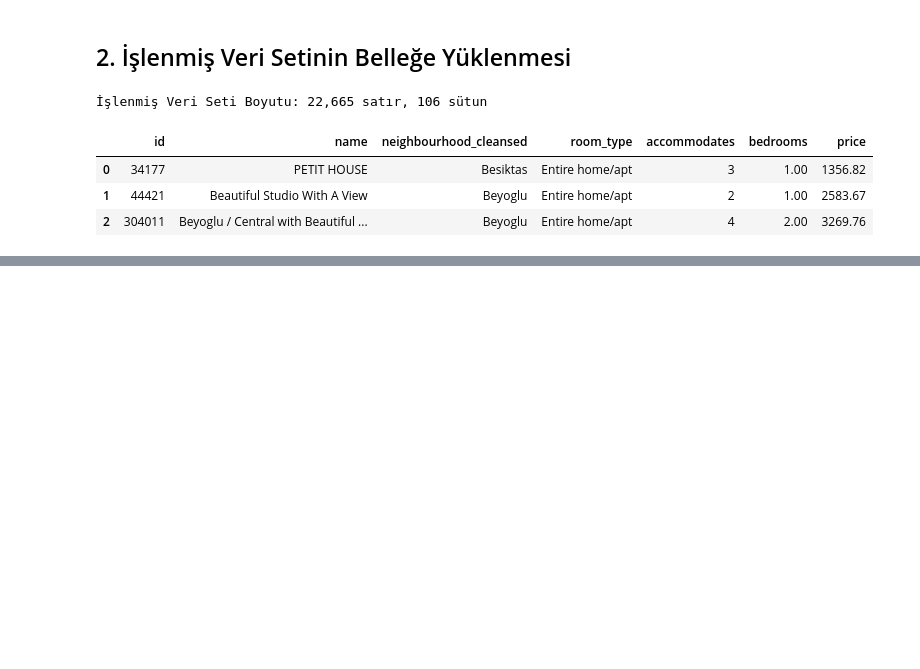
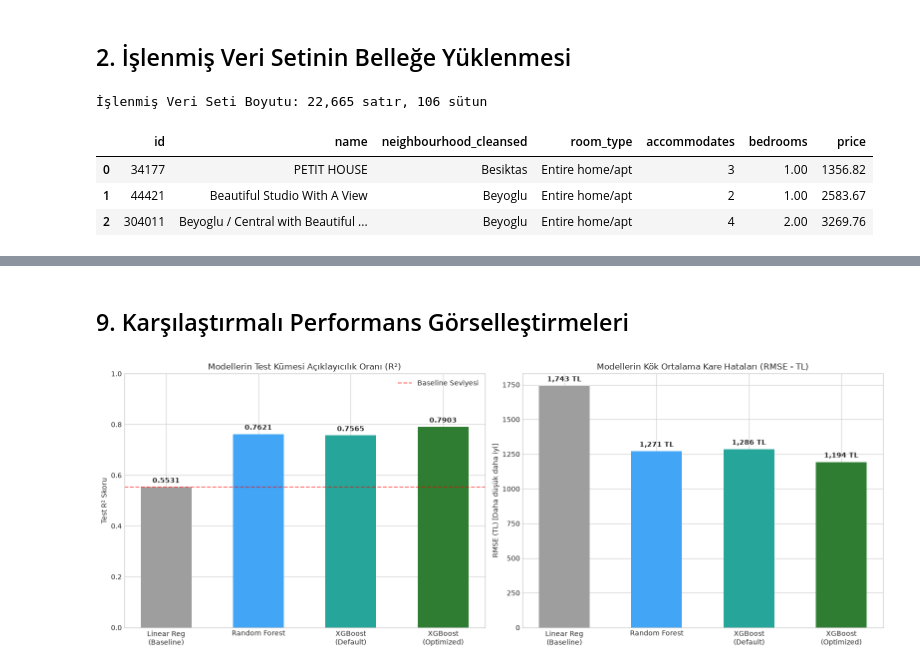
Before and after one commit to eminenazduran/SmartStay-AI, a Jupyter notebook: data_science/notebooks/03_price_prediction_model.ipynb, the cells around one changed output, grey strips where cells are left out. Saved outputs shown, nothing was run; the diff lists cells and outputs as text; code cells hidden in the pictures; blank space fills up the shorter version.

Commit message:
feat(pricing): train Random Forest and optimize XGBoost regressor via GridSearchCV

```diff
--- a/data_science/notebooks/03_price_prediction_model.ipynb
+++ b/data_science/notebooks/03_price_prediction_model.ipynb
@@ -248,0 +215,16 @@ Baseline Model Kaydedildi: ..\models\baseline_linear_regression.joblib
+# %%
+best_xgb_model = xgb_grid.best_estimator_
+
+y_train_pred_best = best_xgb_model.predict(X_train)
+y_test_pred_best = best_xgb_model.predict(X_test)
+
+best_train_r2 = r2_score(y_train, y_train_pred_best)
+best_test_r2 = r2_score(y_test, y_test_pred_best)
+best_test_rmse = np.sqrt(mean_squared_error(y_test, y_test_pred_best))
+best_test_mae = mean_absolute_error(y_test, y_test_pred_best)
+
+print("🎯 Optimize Edilmiş En İyi Model (XGBoost):")
+print(f"Eğitim Kümesi R² : {best_train_r2:.4f}")
+print(f"Test Kümesi R²   : {best_test_r2:.4f}")
+print(f"Test RMSE        : {best_test_rmse:,.2f} TL")
+print(f"Test MAE         : {best_test_mae:,.2f} TL")
@@ -248,0 +297,37 @@ Baseline Model Kaydedildi: ..\models\baseline_linear_regression.joblib
+# %% [markdown]
+## 9. Karşılaştırmalı Performans Görselleştirmeleri
+# %%
+fig, axes = plt.subplots(1, 2, figsize=(16, 6))
+
+# 1. Test R² Karşılaştırma Çubuk Grafiği
+model_names = ['Linear Reg\n(Baseline)', 'Random Forest', 'XGBoost\n(Default)', 'XGBoost\n(Optimized)']
+r2_scores = [lr_test_r2, rf_test_r2, xgb_def_test_r2, best_test_r2]
+colors = ['#9e9e9e', '#42a5f5', '#26a69a', '#2e7d32']
+
+bars = axes[0].bar(model_names, r2_scores, color=colors, width=0.55)
+axes[0].set_title('Modellerin Test Kümesi Açıklayıcılık Oranı (R²)', fontsize=12)
+axes[0].set_ylabel('Test R² Skoru', fontsize=10)
+axes[0].set_ylim(0, 1.0)
+axes[0].axhline(lr_test_r2, color='red', linestyle='--', alpha=0.6, label='Baseline Seviyesi')
+for bar in bars:
+    height = bar.get_height()
+    axes[0].annotate(f'{height:.4f}',
+                     (bar.get_x() + bar.get_width() / 2., height),
+                     ha='center', va='bottom', xytext=(0, 4), textcoords='offset points', fontsize=10, fontweight='bold')
+axes[0].legend()
+
+# 2. Test RMSE Hata Karşılaştırması
+rmse_scores = [lr_test_rmse, rf_test_rmse, xgb_def_test_rmse, best_test_rmse]
+bars_rmse = axes[1].bar(model_names, rmse_scores, color=colors, width=0.55)
+axes[1].set_title('Modellerin Kök Ortalama Kare Hataları (RMSE - TL)', fontsize=12)
+axes[1].set_ylabel('RMSE (TL) [Daha düşük daha iyi]', fontsize=10)
+for bar in bars_rmse:
+    height = bar.get_height()
+    axes[1].annotate(f'{height:,.0f} TL',
+                     (bar.get_x() + bar.get_width() / 2., height),
+                     ha='center', va='bottom', xytext=(0, 4), textcoords='offset points', fontsize=10, fontweight='bold')
+
+plt.tight_layout()
+plt.show()
+# %% [output]
+[figure, added]
```
Also changed, not shown: parts of 37 cells of this notebook.
